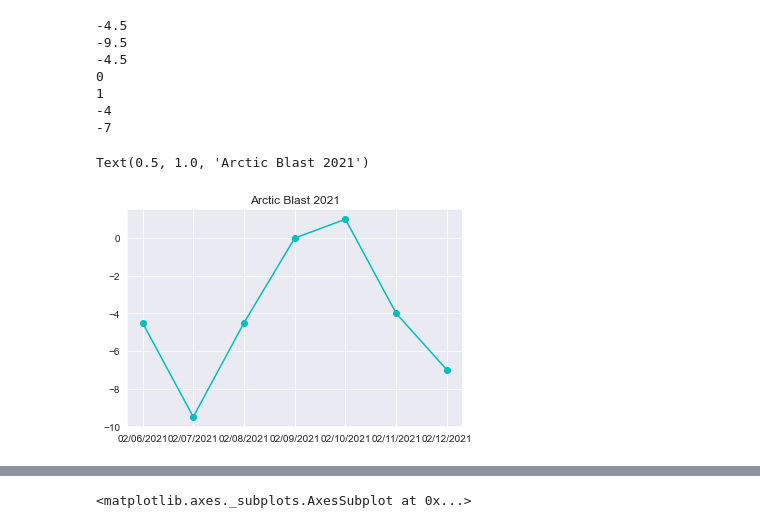
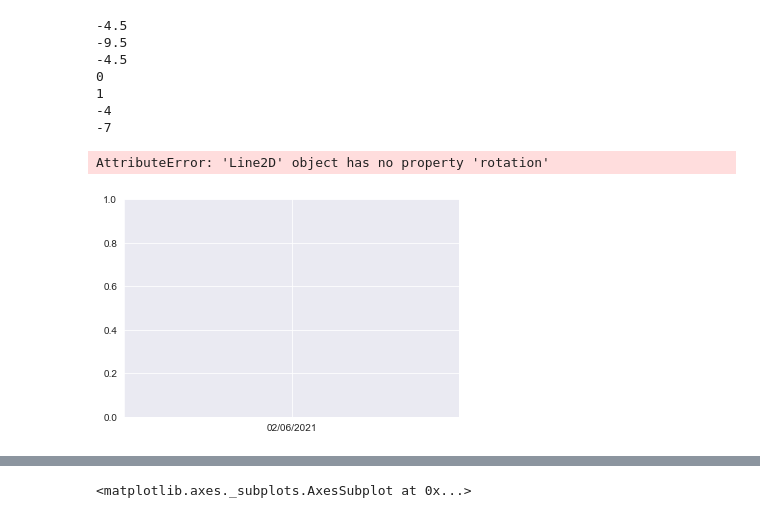
Before and after one commit to searanch/Minneapolis-Historical-Weather, a Jupyter notebook: msp_winter.ipynb, the cells around one changed output, grey strips where cells are left out. Cells and saved outputs as stored; diff of their text form; code cells hidden in the pictures.

```diff
--- a/msp_winter.ipynb
+++ b/msp_winter.ipynb
@@ -418,11 +435,11 @@ for a in ave:
 # %%
 ave = [-4.5,-9.5,-4.5,0,1,-4,-7]
 # %%
-plt.plot(dates,ave, marker = 'o', color = 'c')
+plt.plot(dates,ave, marker = 'o', color = 'c', rotation = 'verticle')
 plt.title("Arctic Blast 2021")
 # %% [output]
-Text(0.5, 1.0, 'Arctic Blast 2021')
+AttributeError: 'Line2D' object has no property 'rotation'
-[figure, old version]
+[figure, new version]
 # %%
 temps
 # %% [output]
```
Also changed, not shown: parts of 3 cells of this notebook.
